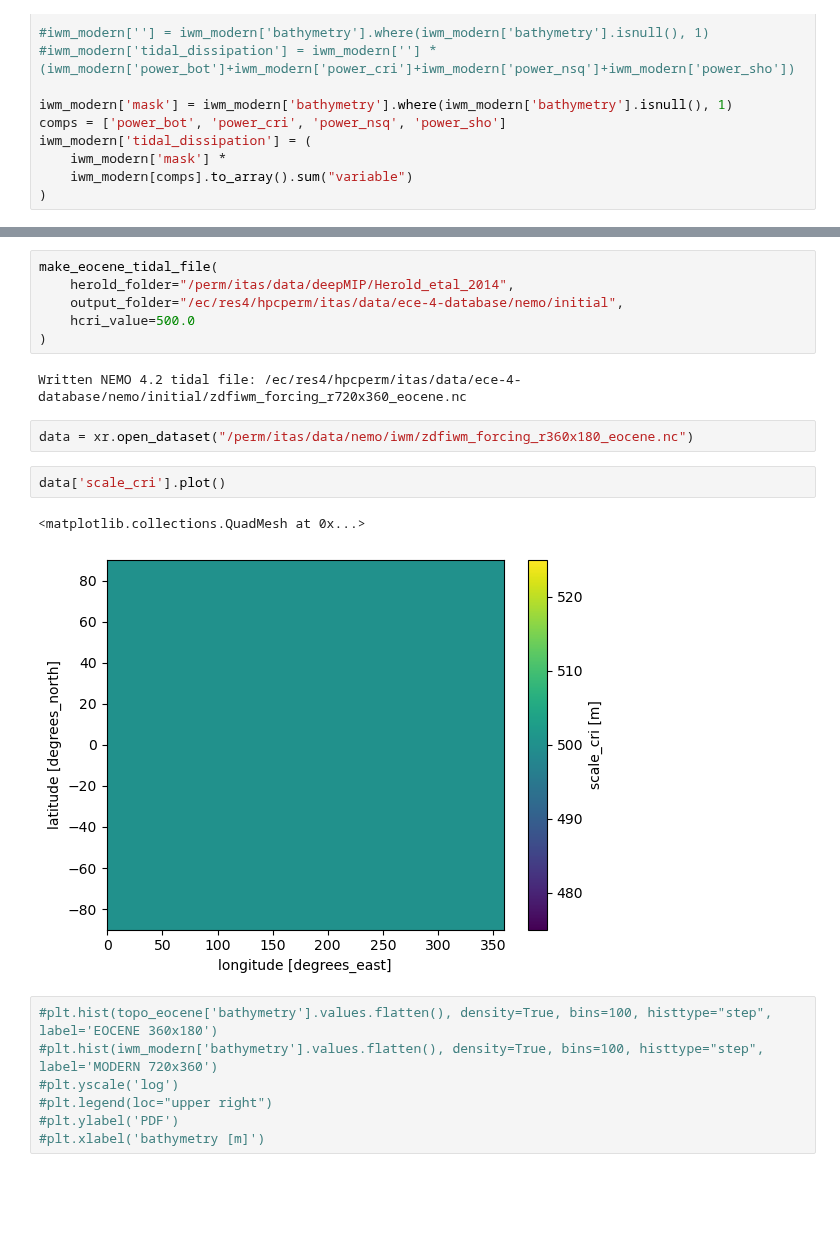
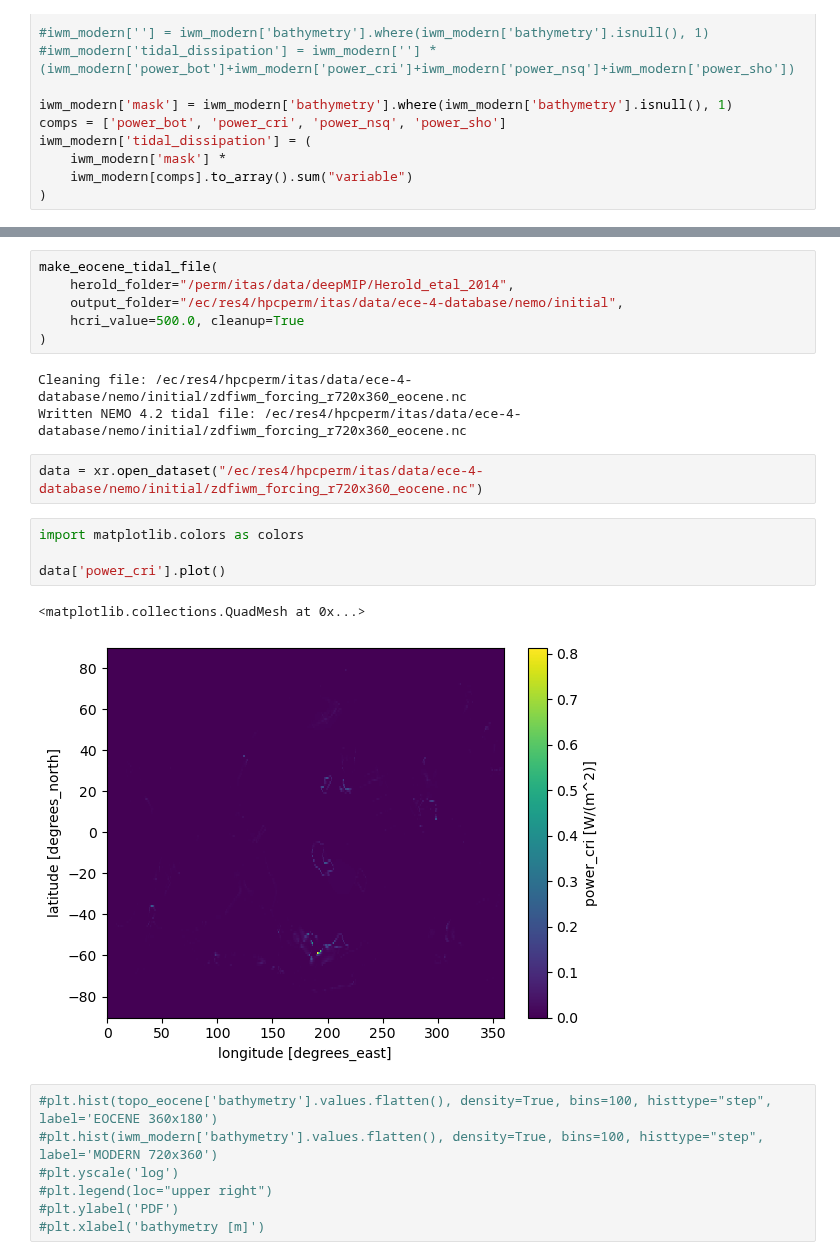
Before and after one commit to asozza/ecearth-quests, a Jupyter notebook: epochal/analysis/iwm-analysis.ipynb, the cells around one changed output, grey strips where cells are left out. Cells and saved outputs as stored; diff of their text form; blank space fills up the shorter version.

Commit message:
add cleanup and fix NaN on land

```diff
--- a/epochal/analysis/iwm-analysis.ipynb
+++ b/epochal/analysis/iwm-analysis.ipynb
@@ -91,17 +98,20 @@ def make_eocene_tidal_file(herold_folder, output_folder, hcri_value=500.0):
 make_eocene_tidal_file(
     herold_folder="/perm/itas/data/deepMIP/Herold_etal_2014",
     output_folder="/ec/res4/hpcperm/itas/data/ece-4-database/nemo/initial",
-    hcri_value=500.0
+    hcri_value=500.0, cleanup=True
 )
 # %% [output]
+Cleaning file: /ec/res4/hpcperm/itas/data/ece-4-database/nemo/initial/zdfiwm_forcing_r720x360_eocene.nc
 Written NEMO 4.2 tidal file: /ec/res4/hpcperm/itas/data/ece-4-database/nemo/initial/zdfiwm_forcing_r720x360_eocene.nc
 # %%
-data = xr.open_dataset("/perm/itas/data/nemo/iwm/zdfiwm_forcing_r360x180_eocene.nc")
+data = xr.open_dataset("/ec/res4/hpcperm/itas/data/ece-4-database/nemo/initial/zdfiwm_forcing_r720x360_eocene.nc")
 # %%
-data['scale_cri'].plot()
+import matplotlib.colors as colors
+
+data['power_cri'].plot()
 # %% [output]
 <matplotlib.collections.QuadMesh at 0x...>
-[figure, old version]
+[figure, new version]
 # %%
 #plt.hist(topo_eocene['bathymetry'].values.flatten(), density=True, bins=100, histtype="step", label='EOCENE 360x180')
 #plt.hist(iwm_modern['bathymetry'].values.flatten(), density=True, bins=100, histtype="step", label='MODERN 720x360')
```
Also changed, not shown: parts of 1 cell of this notebook, 1 other file.
